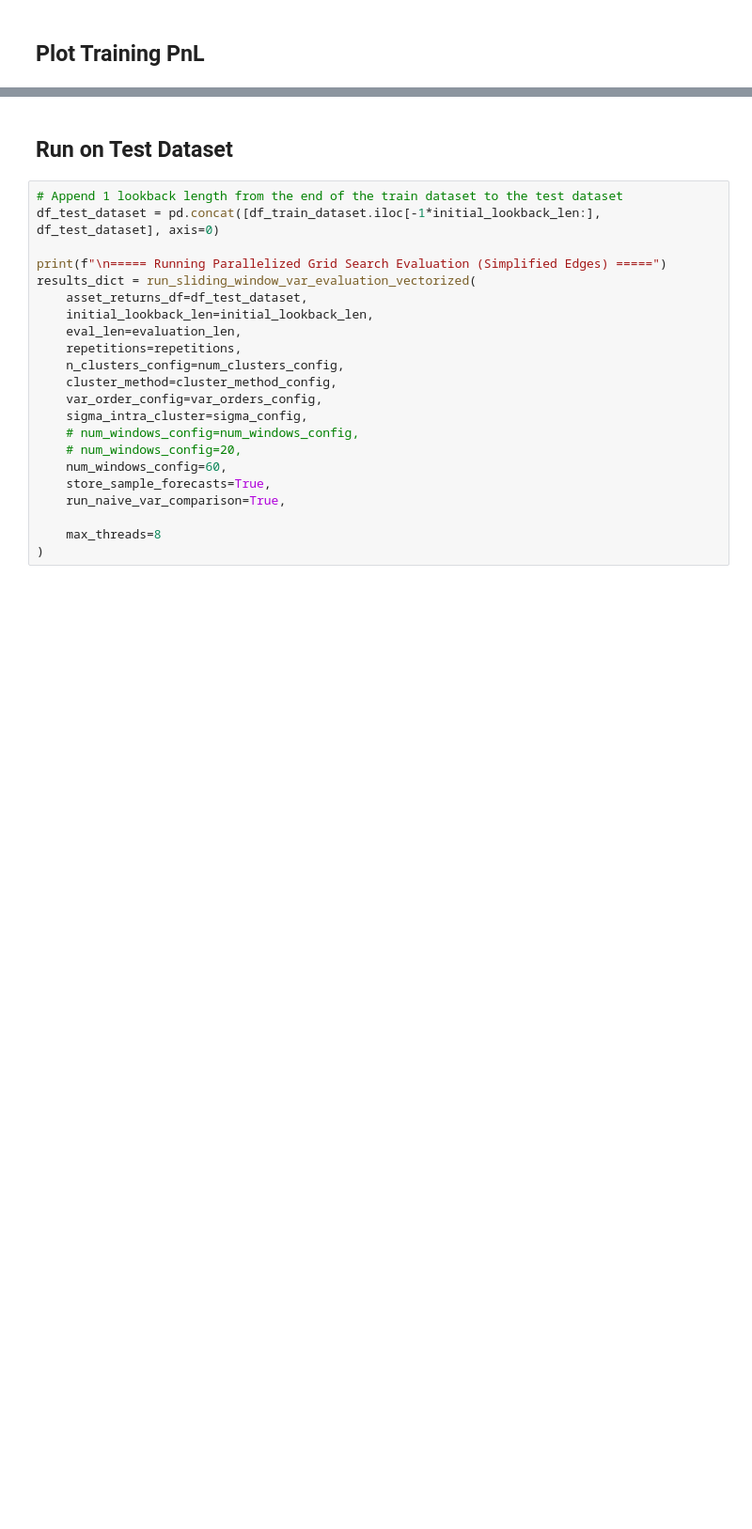
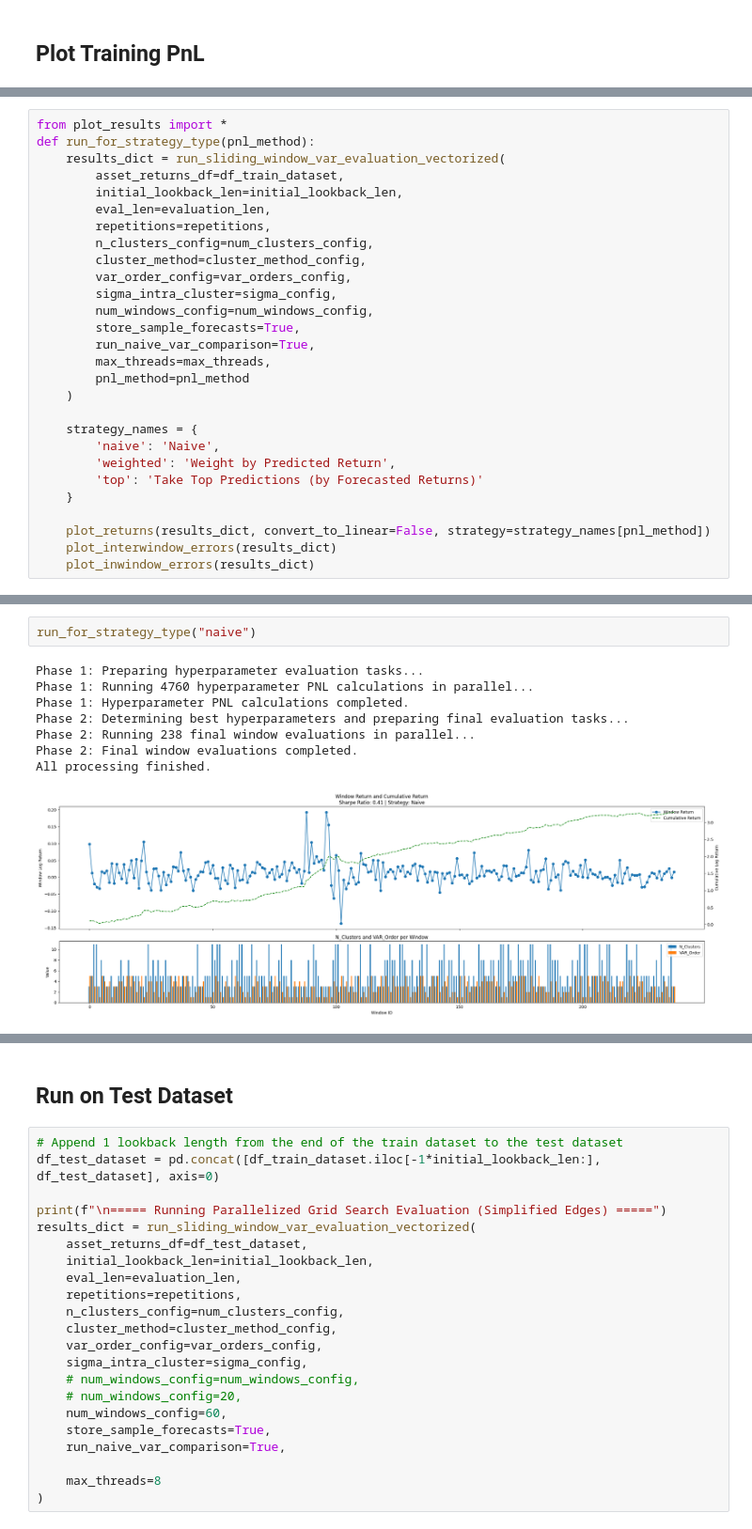
Before and after one commit to HK-Tan/ICAIF_25, a Jupyter notebook: New Code/Script/plot.ipynb, the cells around one changed output, grey strips where cells are left out. Shown at 94% size. Cells and saved outputs as stored; diff of their text form; blank space fills up the shorter version.

Commit message:
plotting updates (positive pnl)

```diff
--- a/New Code/Script/plot.ipynb
+++ b/New Code/Script/plot.ipynb
@@ -257 +218,29 @@ Params for this sample: VAR Lag=1, N_Clusters=5.0
+# %%
+from plot_results import *
+def run_for_strategy_type(pnl_method):
+    results_dict = run_sliding_window_var_evaluation_vectorized(
+        asset_returns_df=df_train_dataset,
+        initial_lookback_len=initial_lookback_len,
+        eval_len=evaluation_len,
+        repetitions=repetitions,
+        n_clusters_config=num_clusters_config,
+        cluster_method=cluster_method_config,
+        var_order_config=var_orders_config,
+        sigma_intra_cluster=sigma_config,
+        num_windows_config=num_windows_config,
+        store_sample_forecasts=True,
+        run_naive_var_comparison=True,
+        max_threads=max_threads,
+        pnl_method=pnl_method
+    )
+
+    strategy_names = {
+        'naive': 'Naive',
+        'weighted': 'Weight by Predicted Return',
+        'top': 'Take Top Predictions (by Forecasted Returns)'
+    }
+
+    plot_returns(results_dict, convert_to_linear=False, strategy=strategy_names[pnl_method])
+    plot_interwindow_errors(results_dict)
+    plot_inwindow_errors(results_dict)
 # %%
@@ -287,0 +261,11 @@ plot_inwindow_errors(results_dict)
+# %%
+run_for_strategy_type("naive")
+# %% [output]
+Phase 1: Preparing hyperparameter evaluation tasks...
+Phase 1: Running 4760 hyperparameter PNL calculations in parallel...
+Phase 1: Hyperparameter PNL calculations completed.
+Phase 2: Determining best hyperparameters and preparing final evaluation tasks...
+Phase 2: Running 238 final window evaluations in parallel...
+Phase 2: Final window evaluations completed.
+All processing finished.
+[figure, added]
```
Also changed, not shown: parts of 10 cells of this notebook, 3 other files.
